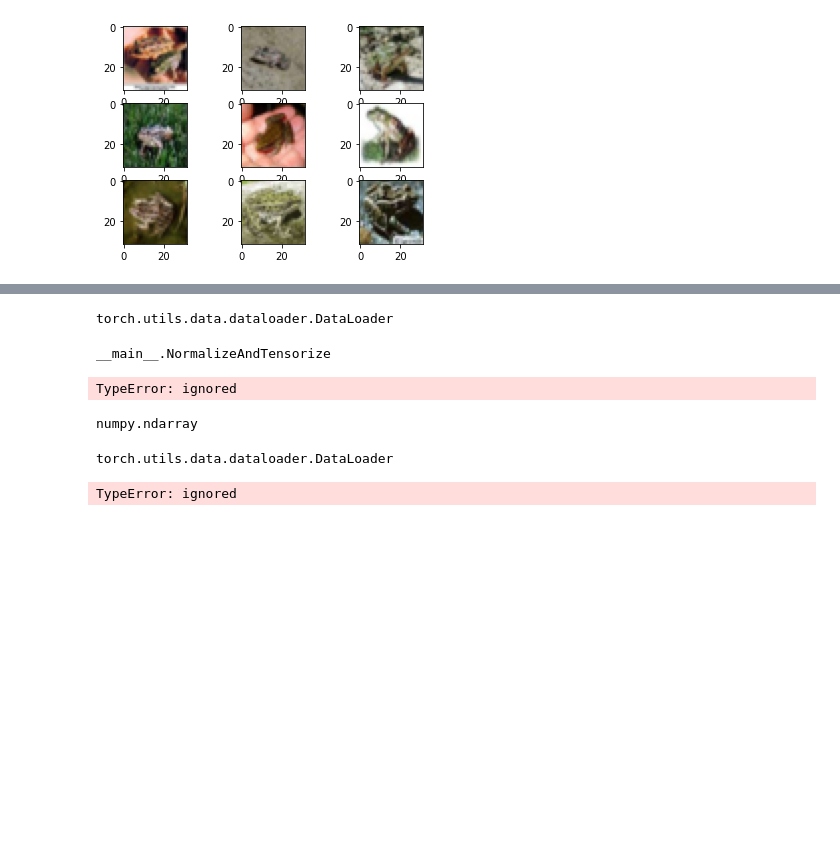
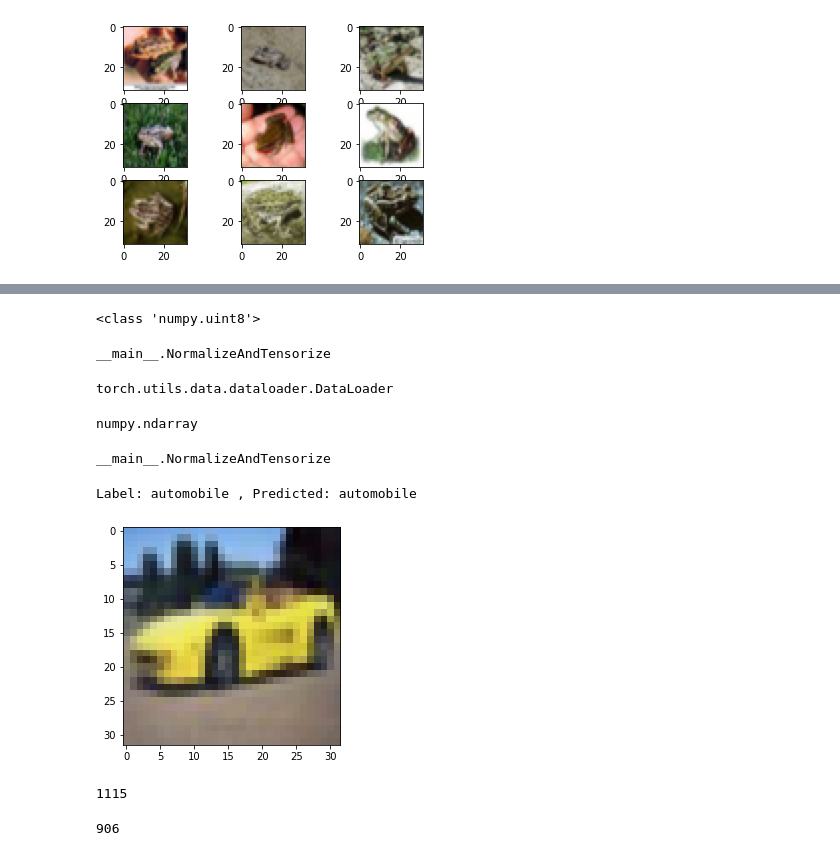
Before and after one commit to ingimar-eyfjord/AAI_exam, a Jupyter notebook: GPU Accelerated.ipynb, the cells around one changed output, grey strips where cells are left out. Drawn from its saved outputs; the diff is of its cells as text; code cells hidden in the pictures; blank space fills up the shorter version.

```diff
--- a/GPU Accelerated.ipynb
+++ b/GPU Accelerated.ipynb
@@ -677,27 +684,6 @@ for i in range(len(images)):
 print(classes)
 # %% [output]
 {'airplane': 208, 'automobile': 212, 'bird': 202, 'cat': 212, 'deer': 204, 'dog': 218, 'frog': 192, 'horse': 210, 'ship': 161, 'truck': 202}
-# %%
-#Finding the number of occurences for each class in the original dataset
-cifar10_label_names = ['airplane', 'automobile', 'bird', 'cat', 'deer', 'dog', 'frog', 'horse', 'ship', 'truck']
-# load dataset
-from keras.datasets import cifar10
-(trainX, trainy), (testX, testy) = cifar10.load_data()
-classes = {  "airplane": 0,
-          "automobile": 0,
-          "bird": 0,
-          "cat": 0,
-          "deer": 0,
-          "dog": 0,
-          "frog": 0,
-          "horse": 0,
-          "ship": 0,
-          "truck": 0
-       }
-for i in range(len(trainX)):
-    for i2 in range(len(cifar10_label_names)):
-        if i2 == trainy[i]:
-            classes[cifar10_label_names[i2]] = classes[cifar10_label_names[i2]] + 1
 # %%
 for i in range(9):
 	# define subplot
@@ -748,26 +734,26 @@ class NormalizeAndTensorize(Dataset):
         return X
 
     transform = T.Compose([
-        # T.ToPILImage(),
-        # T.Resize(32),
-        T.Normalize((0.5, 0.5, 0.5), (0.5, 0.5, 0.5)),
+        T.ToPILImage(),
+        T.Resize(32),
+        # T.Normalize((0.5, 0.5, 0.5), (0.5, 0.5, 0.5)),
         T.ToTensor()])
+# %%
+print(type(images[0][0][0][0]))
+# %% [output]
+<class 'numpy.uint8'>
 # %%
 batch_size = 64
-transformed_dataset = NormalizeAndTensorize(X=images)
-unseen_images = DataLoader(transformed_dataset, batch_size, shuffle=True, num_workers=4, pin_memory=True)
+unseen_images = NormalizeAndTensorize(images)
+unseen_images_loader = DataLoader(unseen_images, batch_size, shuffle=True, num_workers=4, pin_memory=True)
 # %%
 type(unseen_images)
 # %% [output]
-torch.utils.data.dataloader.DataLoader
+__main__.NormalizeAndTensorize
 # %%
-type(transformed_dataset)
+type(unseen_images_loader)
 # %% [output]
-__main__.NormalizeAndTensorize
+torch.utils.data.dataloader.DataLoader
-# %%
-imshow(transformed_dataset)
-# %% [output]
-TypeError: ignored
 # %%
 def predict_image(img, model):
     # Convert to a batch of 1
@@ -785,11 +771,13 @@ numpy.ndarray
 # %%
 type(unseen_images)
 # %% [output]
-torch.utils.data.dataloader.DataLoader
+__main__.NormalizeAndTensorize
 # %%
 random_image = random.randint(0, len(unseen_images))
-img = transformed_dataset[random_image]
+random_image
+img = unseen_images[random_image]
 plt.imshow(img.permute(1, 2, 0))
-print('Label:', dataset.classes[label], ', Predicted:', predict_image(img, model))
+print('Label:', cifar10_label_names[labels[random_image]], ', Predicted:', predict_image(img, model))
 # %% [output]
-TypeError: ignored
+Label: automobile , Predicted: automobile
+[figure, added]
@@ -795,0 +793,8 @@ TypeError: ignored
+# %%
+wrong
+# %% [output]
+1115
+# %%
+true_possitive
+# %% [output]
+906
```
Also changed, not shown: parts of 23 cells of this notebook.
